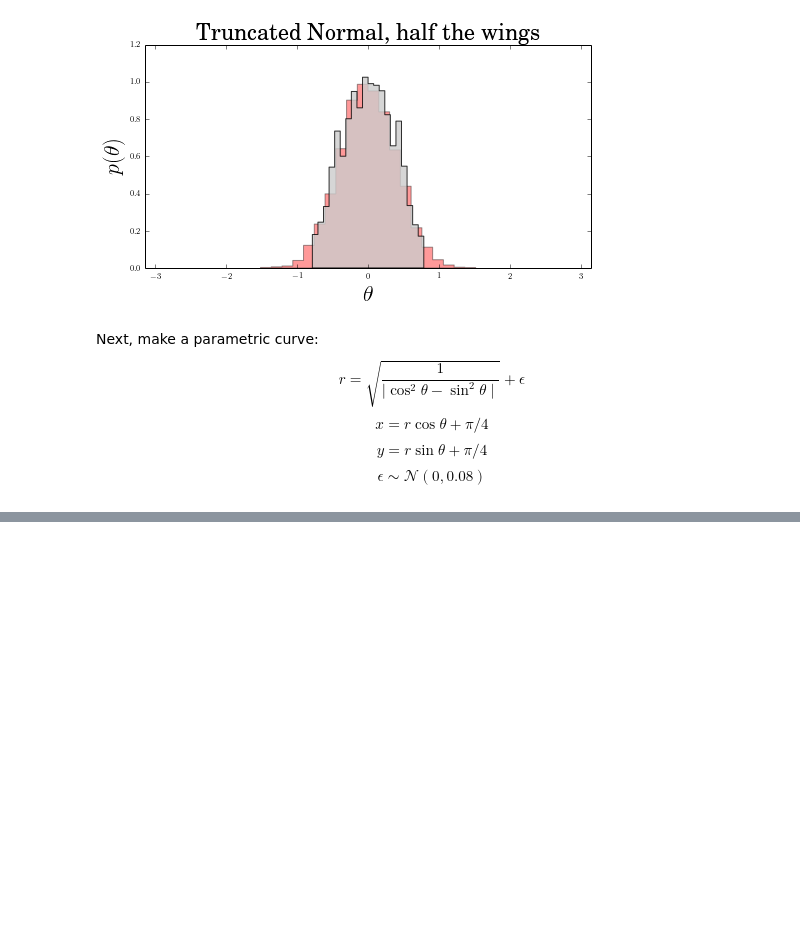
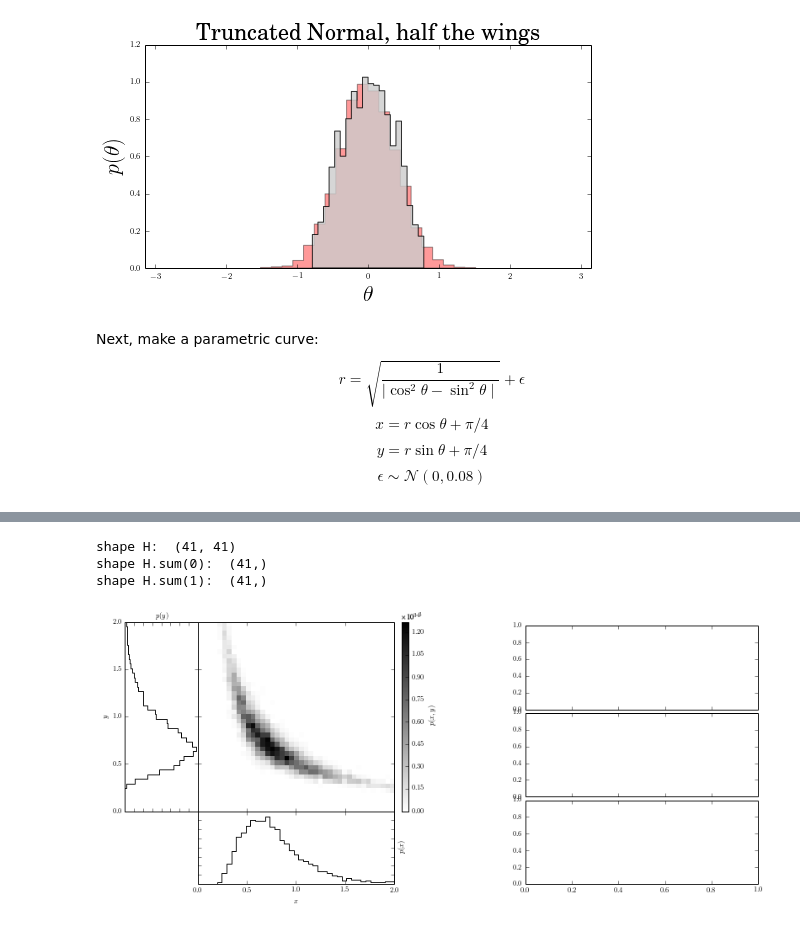
Before and after one commit to gully/astroMLfigs, a Jupyter notebook: fig03_02.ipynb, the cells around one changed output, grey strips where cells are left out. Drawn from its saved outputs; the diff is of its cells as text; code cells hidden in the pictures; blank space fills up the shorter version.

```diff
--- a/fig03_02.ipynb
+++ b/fig03_02.ipynb
@@ -306,0 +266,74 @@ plt.show()
+# %%
+# plot the result
+fig = plt.figure(figsize=(12, 6))
+
+# define axes
+ax_Pxy = plt.axes((0.2, 0.34, 0.27, 0.52))
+ax_Px = plt.axes((0.2, 0.14, 0.27, 0.2))
+ax_Py = plt.axes((0.1, 0.34, 0.1, 0.52))
+ax_cb = plt.axes((0.48, 0.34, 0.01, 0.52))
+ax_Px_y = [plt.axes((0.65, 0.62, 0.32, 0.23)),
+           plt.axes((0.65, 0.38, 0.32, 0.23)),
+           plt.axes((0.65, 0.14, 0.32, 0.23))]
+
+# set axis label formatters
+ax_Px_y[0].xaxis.set_major_formatter(NullFormatter())
+ax_Px_y[1].xaxis.set_major_formatter(NullFormatter())
+
+ax_Pxy.xaxis.set_major_formatter(NullFormatter())
+ax_Pxy.yaxis.set_major_formatter(NullFormatter())
+
+ax_Px.yaxis.set_major_formatter(NullFormatter())
+ax_Py.xaxis.set_major_formatter(NullFormatter())
+
+# draw the joint probability
+plt.axes(ax_Pxy)
+H *= 1000
+plt.imshow(H, interpolation='nearest', origin='lower', aspect='auto',
+           extent=[0, 2, 0, 2], cmap=plt.cm.binary)
+
+cb = plt.colorbar(cax=ax_cb)
+cb.set_label('$p(x, y)$')
+plt.text(0, 1.02, r'$\times 10^{-3}$',
+         transform=ax_cb.transAxes)
+''' This transform argument is sort of sophisticated...
+    -gully'''
+
+# draw p(x) distribution
+ax_Px.plot(xbins[1:], H.sum(0), '-k', drawstyle='steps')
+
+# draw p(y) distribution
+ax_Py.plot(H.sum(1), ybins[1:], '-k', drawstyle='steps')
+
+''' Summing along an axis is as easy as H.sum()
+    The argument of the sum is the dimension over which
+    the sum is performed.  0 is the x-axis, 1 is the y-axis.
+    -gully'''
+
+print 'shape H: ', shape(H)
+print 'shape H.sum(0): ', shape(H.sum(0))
+print 'shape H.sum(1): ', shape(H.sum(1))
+
+
+# define axis limits
+ax_Pxy.set_xlim(0, 2)
+ax_Pxy.set_ylim(0, 2)
+ax_Px.set_xlim(0, 2)
+ax_Py.set_ylim(0, 2)
+
+# label axes
+ax_Pxy.set_xlabel('$x$')
+ax_Pxy.set_ylabel('$y$')
+ax_Px.set_xlabel('$x$')
+ax_Px.set_ylabel('$p(x)$')
+ax_Px.yaxis.set_label_position('right')
+ax_Py.set_ylabel('$y$')
+ax_Py.set_xlabel('$p(y)$')
+ax_Py.xaxis.set_label_position('top')
+
+plt.show()
+# %% [output]
+shape H:  (41, 41)
+shape H.sum(0):  (41,)
+shape H.sum(1):  (41,)
+[figure, added]
```
Also changed, not shown: parts of 9 cells of this notebook.
